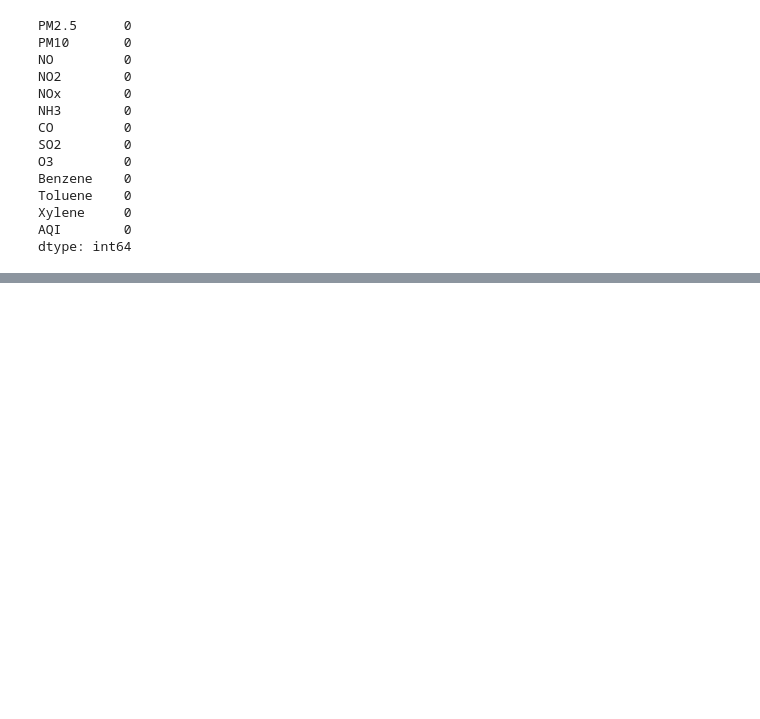
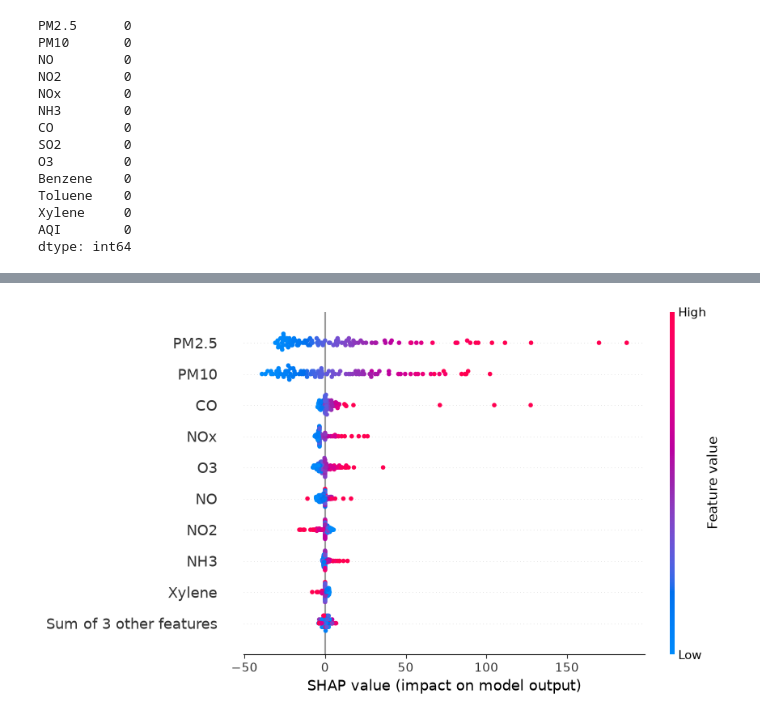
Before and after one commit to Patthadon25/Environmental-ML-Project, a Jupyter notebook: ML_analysis.ipynb, the cells around one changed output, grey strips where cells are left out. Cells and saved outputs as stored; diff of their text form; code cells hidden in the pictures; blank space fills up the shorter version.

```diff
--- a/ML_analysis.ipynb
+++ b/ML_analysis.ipynb
@@ -181,0 +382,4 @@ Decision Tree Regression 0.917140 18.881431 26.256620
+# %%
+shap.plots.beeswarm(shap_exp)
+# %% [output]
+[figure, added]
```
Also changed, not shown: parts of 16 cells of this notebook, 1 other file.
